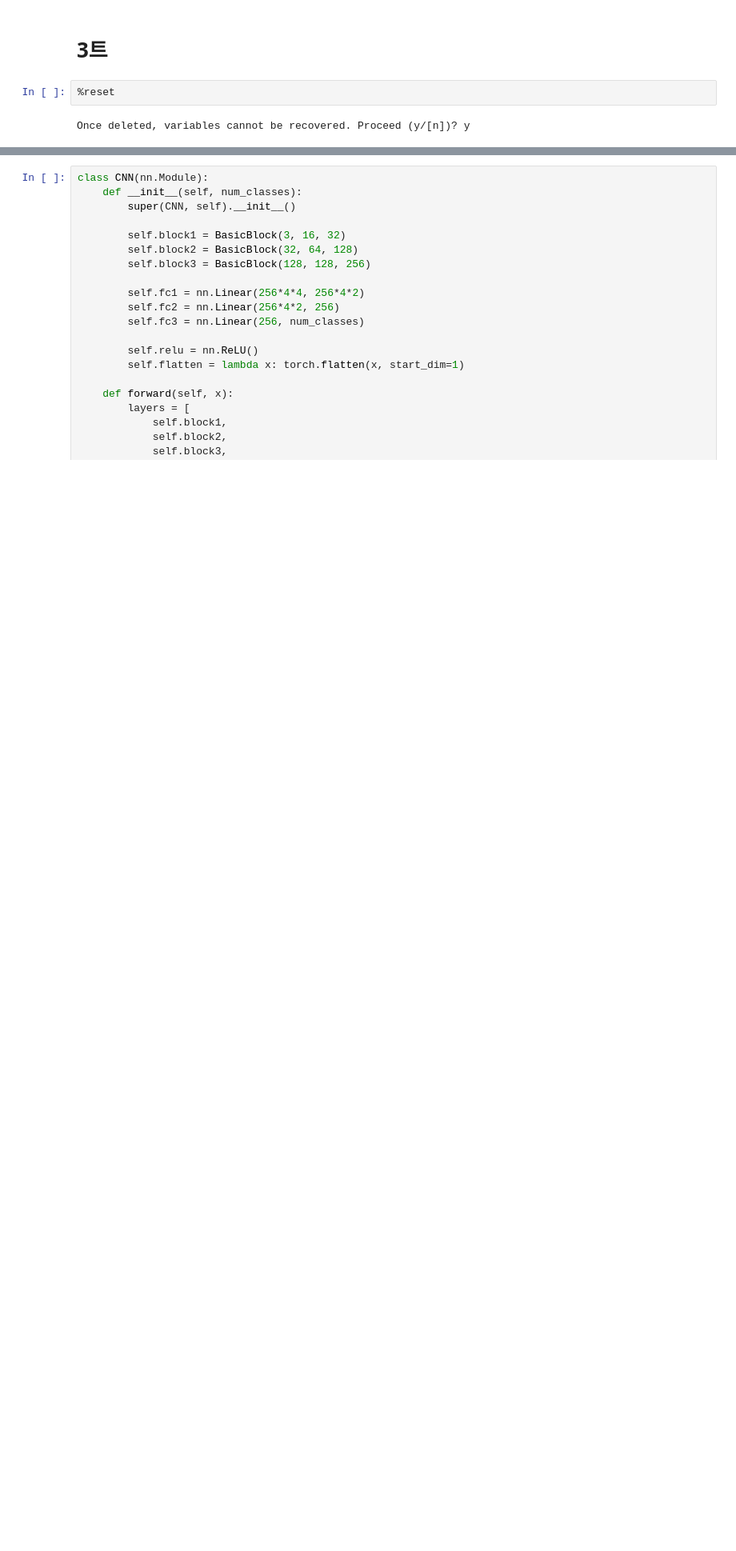
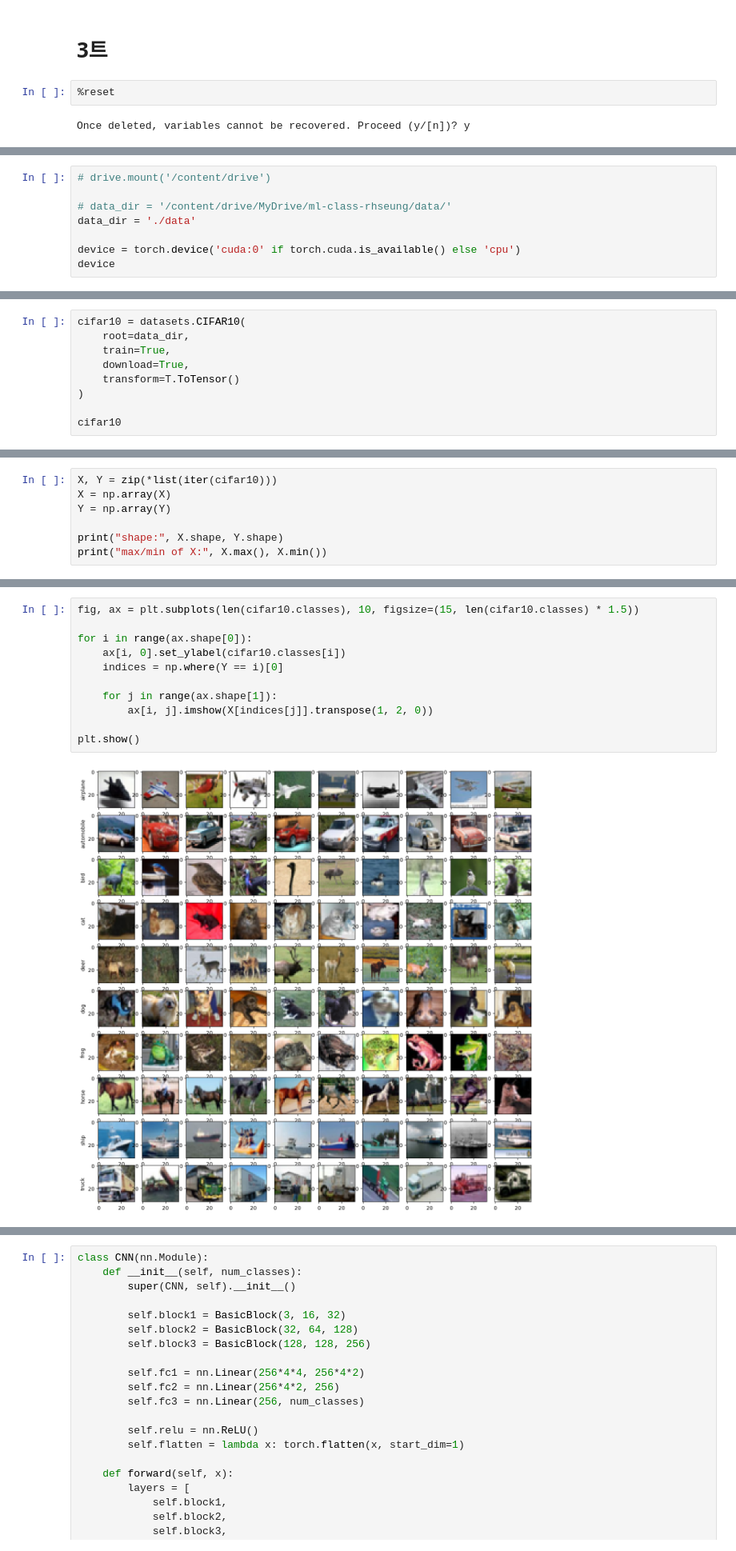
Before and after one commit to gsa-projects/ai-learning-study, a Jupyter notebook: M04_01.ipynb, the cells around one changed output, grey strips where cells are left out. Shown at 80% size. Saved outputs shown, nothing was run; the diff lists cells and outputs as text; blank space fills up the shorter version.

```diff
--- a/M04_01.ipynb
+++ b/M04_01.ipynb
@@ -588,0 +622,8 @@ Once deleted, variables cannot be recovered. Proceed (y/[n])? y
+# %%
+# drive.mount('/content/drive')
+
+# data_dir = '/content/drive/MyDrive/ml-class-rhseung/data/'
+data_dir = './data'
+
+device = torch.device('cuda:0' if torch.cuda.is_available() else 'cpu')
+device
@@ -588,0 +632,9 @@ Once deleted, variables cannot be recovered. Proceed (y/[n])? y
+# %%
+cifar10 = datasets.CIFAR10(
+    root=data_dir,
+    train=True,
+    download=True,
+    transform=T.ToTensor()
+)
+
+cifar10
@@ -588,0 +649,7 @@ Once deleted, variables cannot be recovered. Proceed (y/[n])? y
+# %%
+X, Y = zip(*list(iter(cifar10)))
+X = np.array(X)
+Y = np.array(Y)
+
+print("shape:", X.shape, Y.shape)
+print("max/min of X:", X.max(), X.min())
@@ -588,0 +663,13 @@ Once deleted, variables cannot be recovered. Proceed (y/[n])? y
+# %%
+fig, ax = plt.subplots(len(cifar10.classes), 10, figsize=(15, len(cifar10.classes) * 1.5))
+
+for i in range(ax.shape[0]):
+    ax[i, 0].set_ylabel(cifar10.classes[i])
+    indices = np.where(Y == i)[0]
+
+    for j in range(ax.shape[1]):
+        ax[i, j].imshow(X[indices[j]].transpose(1, 2, 0))
+
+plt.show()
+# %% [output]
+[figure, added]
```
Also changed, not shown: parts of 14 cells of this notebook.
